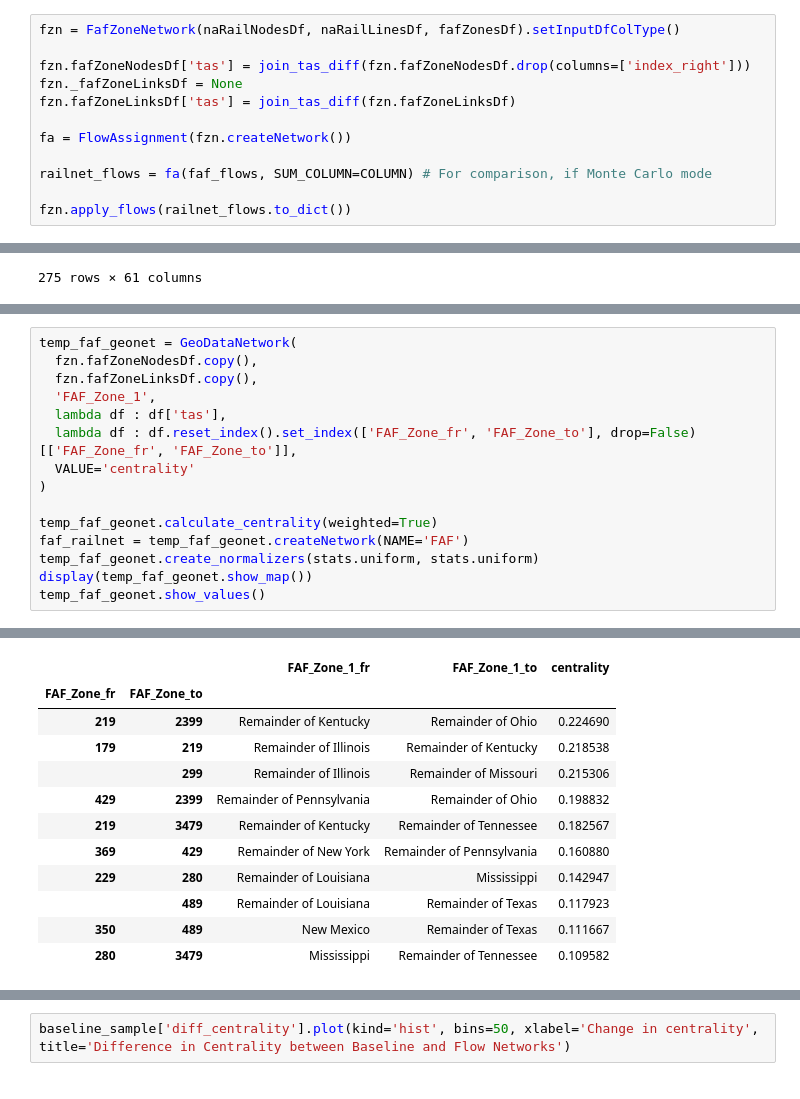
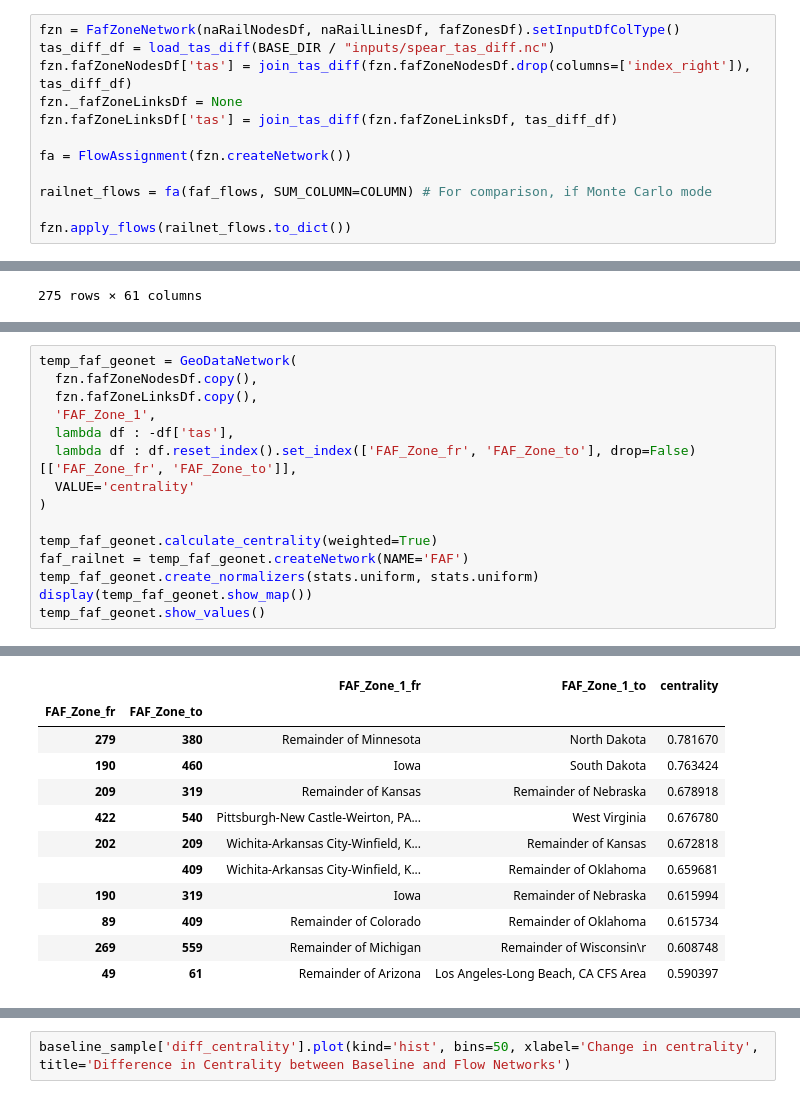
Before and after one commit to UMD-CTSM/network_flow_assignment, a Jupyter notebook: src/faf_sim.ipynb, the cells around one changed output, grey strips where cells are left out. Saved outputs shown, nothing was run; the diff lists cells and outputs as text.

```diff
--- a/src/faf_sim.ipynb
+++ b/src/faf_sim.ipynb
@@ -219,10 +250,10 @@ flow_faf_geonet.show_values()
 # Temperature
 # %%
 fzn = FafZoneNetwork(naRailNodesDf, naRailLinesDf, fafZonesDf).setInputDfColType()
-
-fzn.fafZoneNodesDf['tas'] = join_tas_diff(fzn.fafZoneNodesDf.drop(columns=['index_right']))
+tas_diff_df = load_tas_diff(BASE_DIR / "inputs/spear_tas_diff.nc")
+fzn.fafZoneNodesDf['tas'] = join_tas_diff(fzn.fafZoneNodesDf.drop(columns=['index_right']), tas_diff_df)
 fzn._fafZoneLinksDf = None
-fzn.fafZoneLinksDf['tas'] = join_tas_diff(fzn.fafZoneLinksDf)
+fzn.fafZoneLinksDf['tas'] = join_tas_diff(fzn.fafZoneLinksDf, tas_diff_df)
 
 fa = FlowAssignment(fzn.createNetwork())
 
@@ -291,7 +321,7 @@ temp_faf_geonet = GeoDataNetwork(
   fzn.fafZoneNodesDf.copy(),
   fzn.fafZoneLinksDf.copy(),
   'FAF_Zone_1',
-  lambda df : df['tas'],
+  lambda df : -df['tas'],
   lambda df : df.reset_index().set_index(['FAF_Zone_fr', 'FAF_Zone_to'], drop=False)[['FAF_Zone_fr', 'FAF_Zone_to']],
   VALUE='centrality'
 )
@@ -318,12 +348,12 @@ temp_faf_geonet.show_values()
 |  |  | FAF_Zone_1_fr | FAF_Zone_1_to | centrality |
 | FAF_Zone_fr | FAF_Zone_to |  |  |  |
-| 219 | 2399 | Remainder of Kentucky | Remainder of Ohio | 0.224690 |
-| 179 | 219 | Remainder of Illinois | Remainder of Kentucky | 0.218538 |
-|  | 299 | Remainder of Illinois | Remainder of Missouri | 0.215306 |
-| 429 | 2399 | Remainder of Pennsylvania | Remainder of Ohio | 0.198832 |
-| 219 | 3479 | Remainder of Kentucky | Remainder of Tennessee | 0.182567 |
-| 369 | 429 | Remainder of New York | Remainder of Pennsylvania | 0.160880 |
-| 229 | 280 | Remainder of Louisiana | Mississippi | 0.142947 |
-|  | 489 | Remainder of Louisiana | Remainder of Texas | 0.117923 |
-| 350 | 489 | New Mexico | Remainder of Texas | 0.111667 |
-| 280 | 3479 | Mississippi | Remainder of Tennessee | 0.109582 |
+| 279 | 380 | Remainder of Minnesota | North Dakota | 0.781670 |
+| 190 | 460 | Iowa | South Dakota | 0.763424 |
+| 209 | 319 | Remainder of Kansas | Remainder of Nebraska | 0.678918 |
+| 422 | 540 | Pittsburgh-New Castle-Weirton, PA... | West Virginia | 0.676780 |
+| 202 | 209 | Wichita-Arkansas City-Winfield, K... | Remainder of Kansas | 0.672818 |
+|  | 409 | Wichita-Arkansas City-Winfield, K... | Remainder of Oklahoma | 0.659681 |
+| 190 | 319 | Iowa | Remainder of Nebraska | 0.615994 |
+| 89 | 409 | Remainder of Colorado | Remainder of Oklahoma | 0.615734 |
+| 269 | 559 | Remainder of Michigan | Remainder of Wisconsin\r | 0.608748 |
+| 49 | 61 | Remainder of Arizona | Los Angeles-Long Beach, CA CFS Area | 0.590397 |
```
Also changed, not shown: parts of 12 cells of this notebook, 15 other files.
